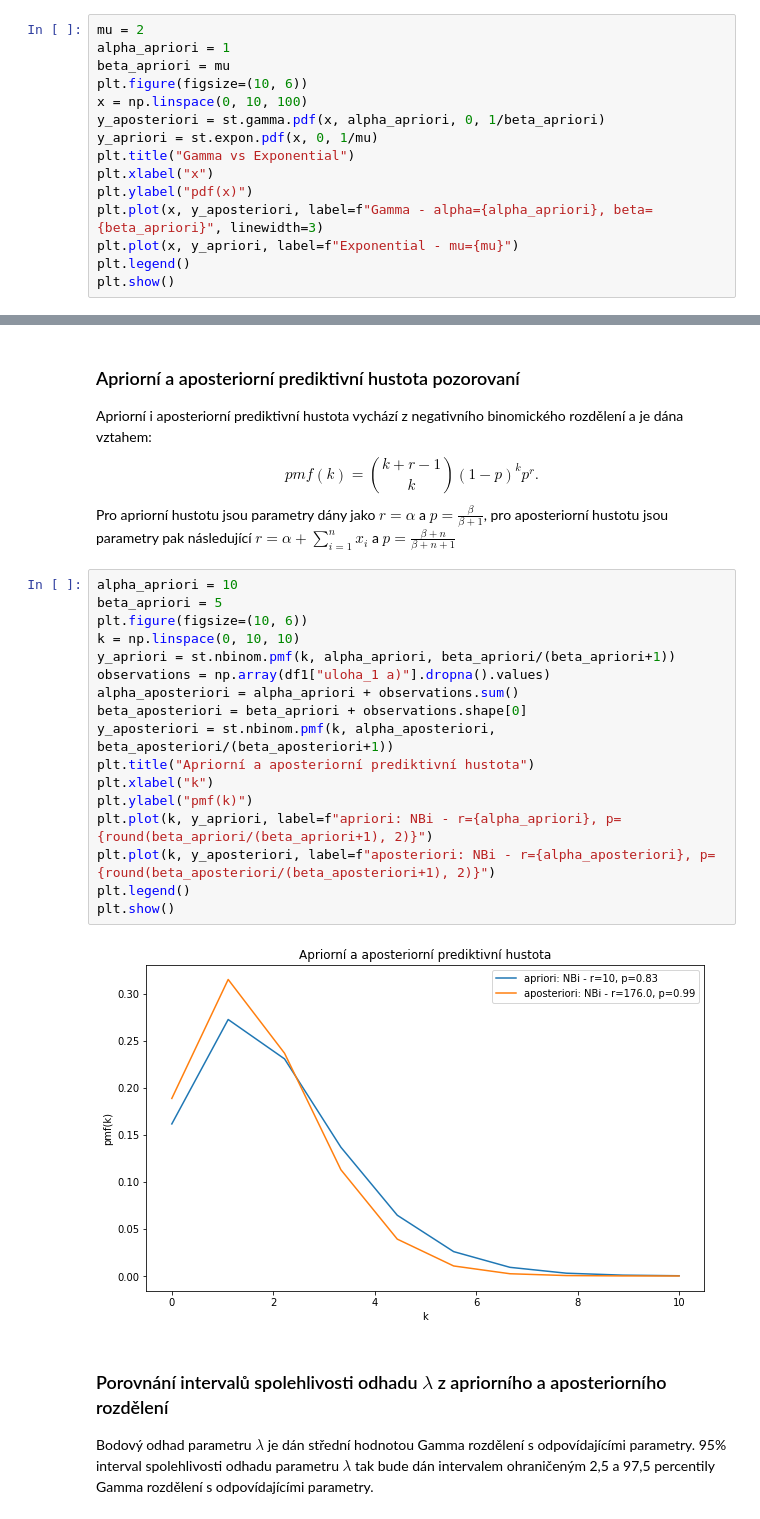
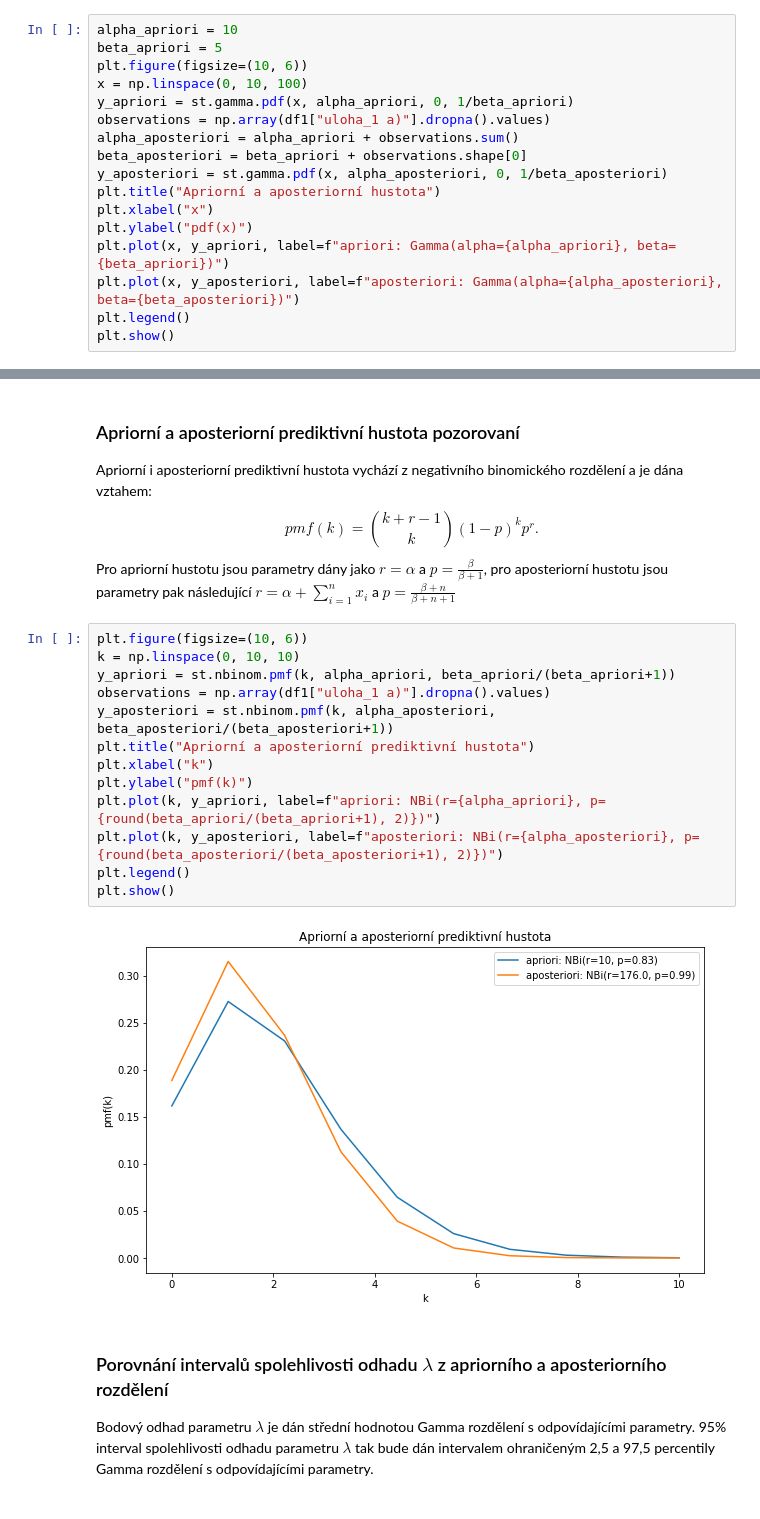
Before and after one commit to xmihol00/MSP, a Jupyter notebook: proj2/proj2.ipynb, the cells around one changed output, grey strips where cells are left out. Saved outputs shown, nothing was run; the diff lists cells and outputs as text.

```diff
--- a/proj2/proj2.ipynb
+++ b/proj2/proj2.ipynb
@@ -31,16 +35,18 @@ Správnost volby konjugovaného apriorního rozdělení pak ověříme graficky.
 # %%
-mu = 2
-alpha_apriori = 1
-beta_apriori = mu
+alpha_apriori = 10
+beta_apriori = 5
 plt.figure(figsize=(10, 6))
 x = np.linspace(0, 10, 100)
-y_aposteriori = st.gamma.pdf(x, alpha_apriori, 0, 1/beta_apriori)
-y_apriori = st.expon.pdf(x, 0, 1/mu)
-plt.title("Gamma vs Exponential")
+y_apriori = st.gamma.pdf(x, alpha_apriori, 0, 1/beta_apriori)
+observations = np.array(df1["uloha_1 a)"].dropna().values)
+alpha_aposteriori = alpha_apriori + observations.sum()
+beta_aposteriori = beta_apriori + observations.shape[0]
+y_aposteriori = st.gamma.pdf(x, alpha_aposteriori, 0, 1/beta_aposteriori)
+plt.title("Apriorní a aposteriorní hustota")
 plt.xlabel("x")
 plt.ylabel("pdf(x)")
-plt.plot(x, y_aposteriori, label=f"Gamma - alpha={alpha_apriori}, beta={beta_apriori}", linewidth=3)
-plt.plot(x, y_apriori, label=f"Exponential - mu={mu}")
+plt.plot(x, y_apriori, label=f"apriori: Gamma(alpha={alpha_apriori}, beta={beta_apriori})")
+plt.plot(x, y_aposteriori, label=f"aposteriori: Gamma(alpha={alpha_aposteriori}, beta={beta_aposteriori})")
 plt.legend()
 plt.show()
 # %% [output]
@@ -76,24 +59,20 @@ pmf(k) = \binom{k+r-1}{k}(1-p)^kp^r.
 $$
 Pro apriorní hustotu jsou parametry dány jako $r=\alpha$ a $p=\frac{\beta}{\beta+1}$, pro aposteriorní hustotu jsou parametry pak následující $r=\alpha + \sum^{n}_{i=1} x_i$ a $p=\frac{\beta+n}{\beta+n+1}$
 # %%
-alpha_apriori = 10
-beta_apriori = 5
 plt.figure(figsize=(10, 6))
 k = np.linspace(0, 10, 10)
 y_apriori = st.nbinom.pmf(k, alpha_apriori, beta_apriori/(beta_apriori+1))
 observations = np.array(df1["uloha_1 a)"].dropna().values)
-alpha_aposteriori = alpha_apriori + observations.sum()
-beta_aposteriori = beta_apriori + observations.shape[0]
 y_aposteriori = st.nbinom.pmf(k, alpha_aposteriori, beta_aposteriori/(beta_aposteriori+1))
 plt.title("Apriorní a aposteriorní prediktivní hustota")
 plt.xlabel("k")
 plt.ylabel("pmf(k)")
-plt.plot(k, y_apriori, label=f"apriori: NBi - r={alpha_apriori}, p={round(beta_apriori/(beta_apriori+1), 2)}")
-plt.plot(k, y_aposteriori, label=f"aposteriori: NBi - r={alpha_aposteriori}, p={round(beta_aposteriori/(beta_aposteriori+1), 2)}")
+plt.plot(k, y_apriori, label=f"apriori: NBi(r={alpha_apriori}, p={round(beta_apriori/(beta_apriori+1), 2)})")
+plt.plot(k, y_aposteriori, label=f"aposteriori: NBi(r={alpha_aposteriori}, p={round(beta_aposteriori/(beta_aposteriori+1), 2)})")
 plt.legend()
 plt.show()
 # %% [output]
-[figure, old version]
+[figure, new version]
 # %% [markdown]
 ### Porovnání intervalů spolehlivosti odhadu $\lambda$ z apriorního a aposteriorního rozdělení
 Bodový odhad parametru $\lambda$ je dán střední hodnotou Gamma rozdělení s odpovídajícími parametry. 95% interval spolehlivosti odhadu parametru $\lambda$ tak bude dán
```
Also changed, not shown: parts of 13 cells of this notebook.
